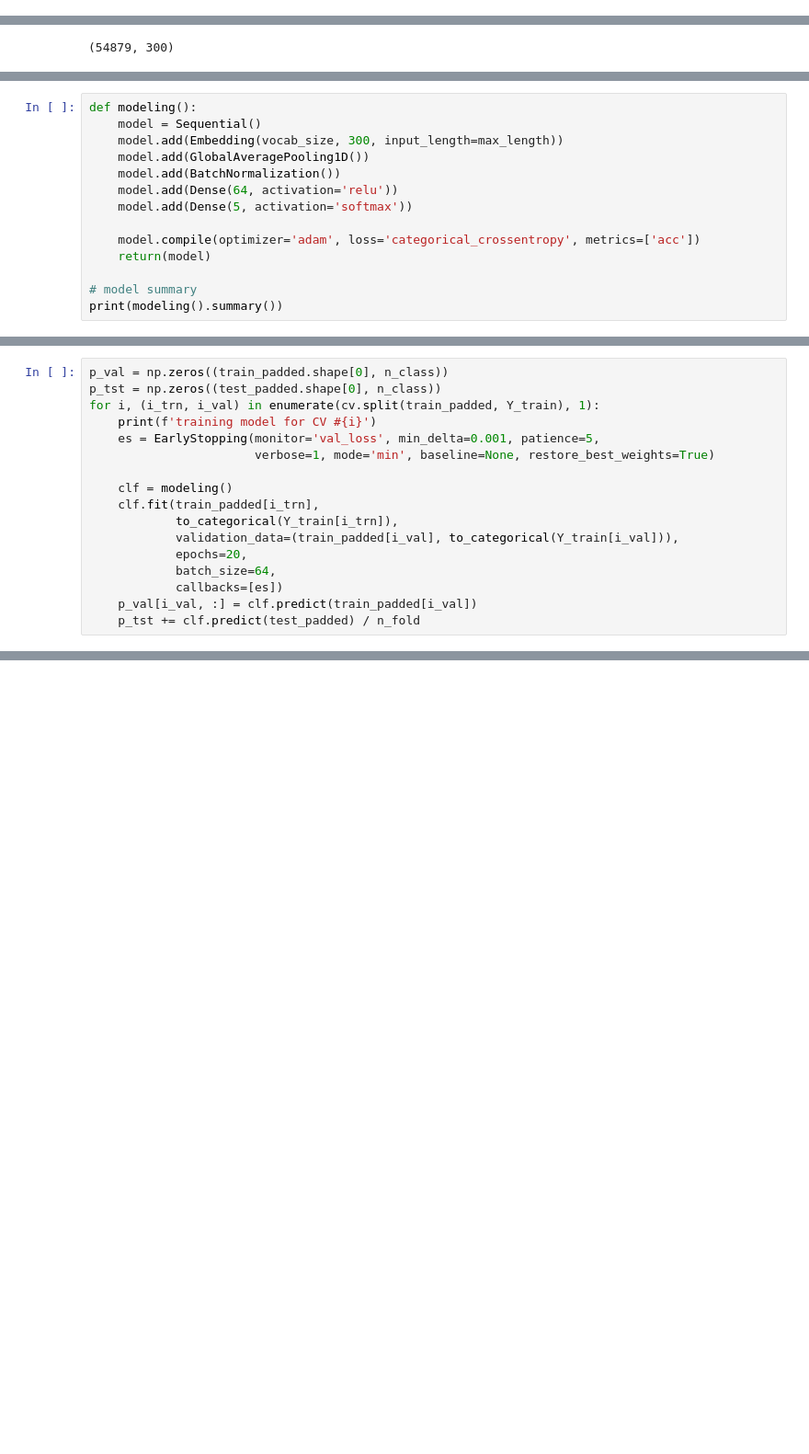
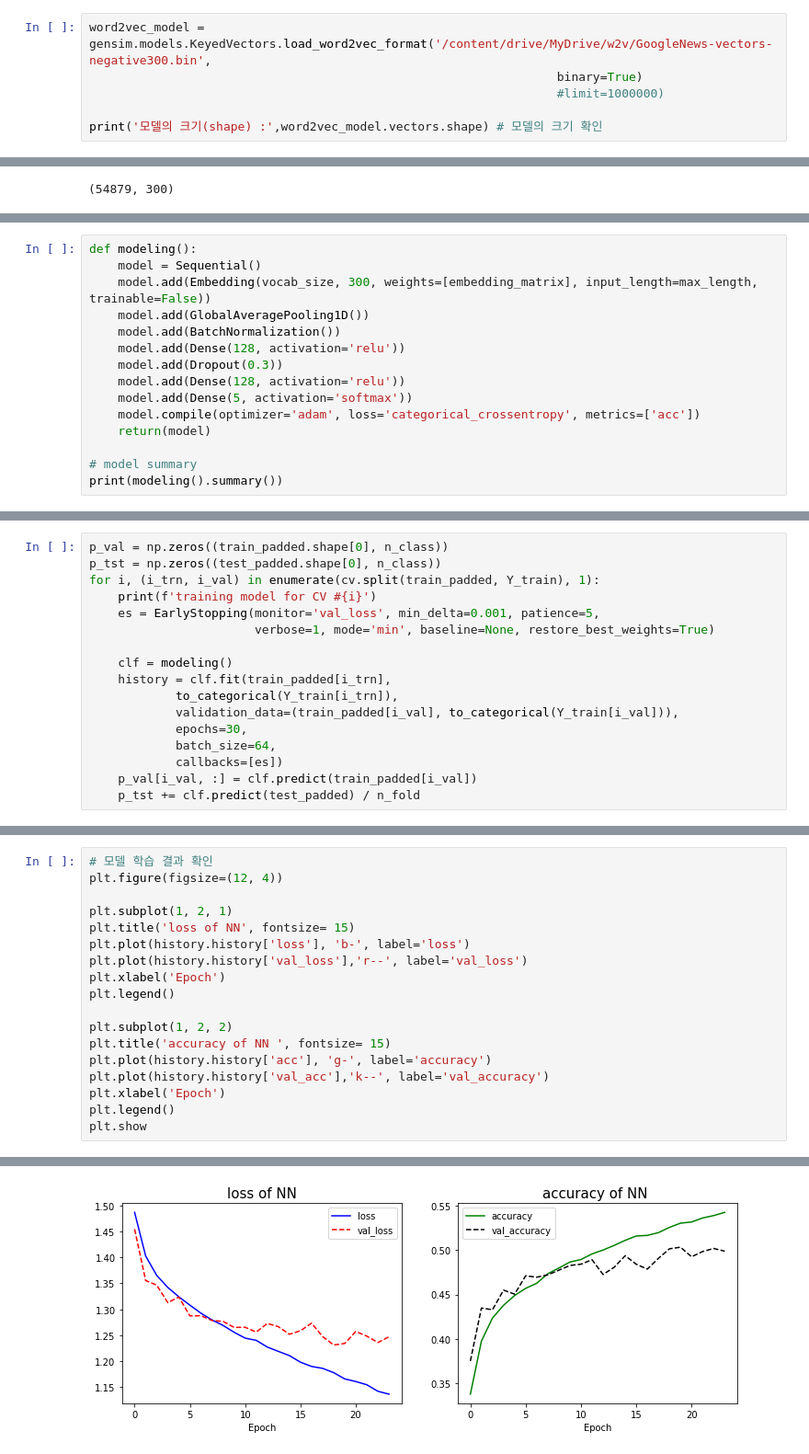
Before and after one commit to pongjin/NLP_study, a Jupyter notebook: 자연어스터디_5주차_모델링.ipynb, the cells around one changed output, grey strips where cells are left out. Shown: that part at 92% size. Cells and saved outputs as stored; diff of their text form; blank space fills up the shorter version.

```diff
--- a/자연어스터디_5주차_모델링.ipynb
+++ b/자연어스터디_5주차_모델링.ipynb
@@ -116,0 +132,6 @@ vocab_size(v) max_length(m) embedding_dim(e) batch(b) param(p) Accuracy(a)
+# %%
+word2vec_model = gensim.models.KeyedVectors.load_word2vec_format('/content/drive/MyDrive/w2v/GoogleNews-vectors-negative300.bin',
+                                                                 binary=True)
+                                                                 #limit=1000000)
+
+print('모델의 크기(shape) :',word2vec_model.vectors.shape) # 모델의 크기 확인
@@ -146,12 +211,13 @@ cv = StratifiedKFold(n_splits=n_fold, shuffle=True, random_state=seed)
 # %%
 def modeling():
     model = Sequential()
-    model.add(Embedding(vocab_size, 300, input_length=max_length))
+    model.add(Embedding(vocab_size, 300, weights=[embedding_matrix], input_length=max_length, trainable=False))
     model.add(GlobalAveragePooling1D())
     model.add(BatchNormalization())
-    model.add(Dense(64, activation='relu'))
+    model.add(Dense(128, activation='relu'))
+    model.add(Dropout(0.3))
+    model.add(Dense(128, activation='relu'))
     model.add(Dense(5, activation='softmax'))
-
     model.compile(optimizer='adam', loss='categorical_crossentropy', metrics=['acc'])
     return(model)
 
@@ -184,10 +250,10 @@ for i, (i_trn, i_val) in enumerate(cv.split(train_padded, Y_train), 1):
                        verbose=1, mode='min', baseline=None, restore_best_weights=True)
 
     clf = modeling()
-    clf.fit(train_padded[i_trn],
+    history = clf.fit(train_padded[i_trn],
             to_categorical(Y_train[i_trn]),
             validation_data=(train_padded[i_val], to_categorical(Y_train[i_val])),
-            epochs=20,
+            epochs=30,
             batch_size=64,
             callbacks=[es])
     p_val[i_val, :] = clf.predict(train_padded[i_val])
@@ -220,0 +287,19 @@ Log Loss (CV):   0.9026
+# %%
+# 모델 학습 결과 확인
+plt.figure(figsize=(12, 4))
+
+plt.subplot(1, 2, 1)
+plt.title('loss of NN', fontsize= 15)
+plt.plot(history.history['loss'], 'b-', label='loss')
+plt.plot(history.history['val_loss'],'r--', label='val_loss')
+plt.xlabel('Epoch')
+plt.legend()
+
+plt.subplot(1, 2, 2)
+plt.title('accuracy of NN ', fontsize= 15)
+plt.plot(history.history['acc'], 'g-', label='accuracy')
+plt.plot(history.history['val_acc'],'k--', label='val_accuracy')
+plt.xlabel('Epoch')
+plt.legend()
+plt.show
+# %% [output]
@@ -220,0 +307 @@ Log Loss (CV):   0.9026
+[figure, added]
```
Also changed, not shown: parts of 24 cells of this notebook.
